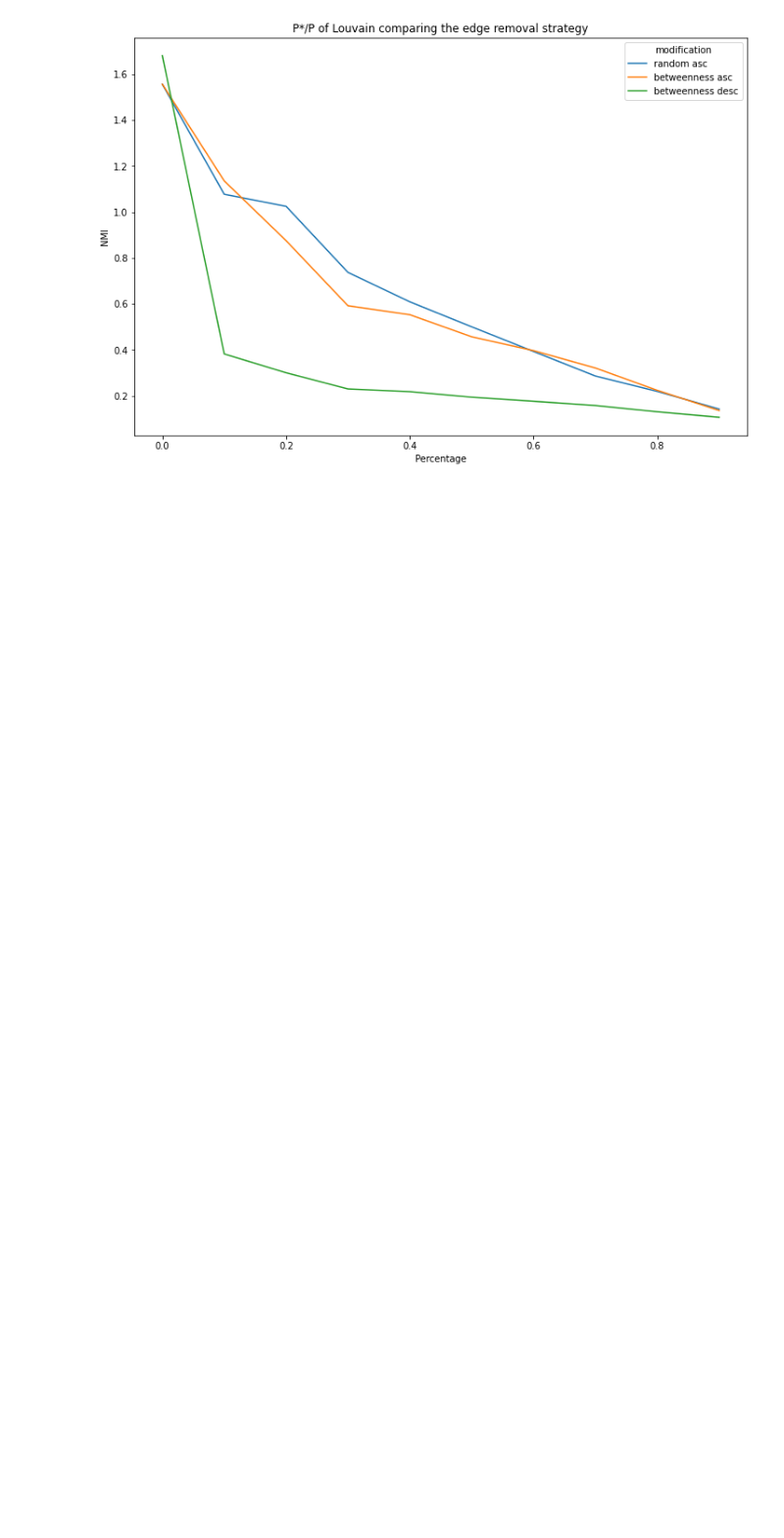
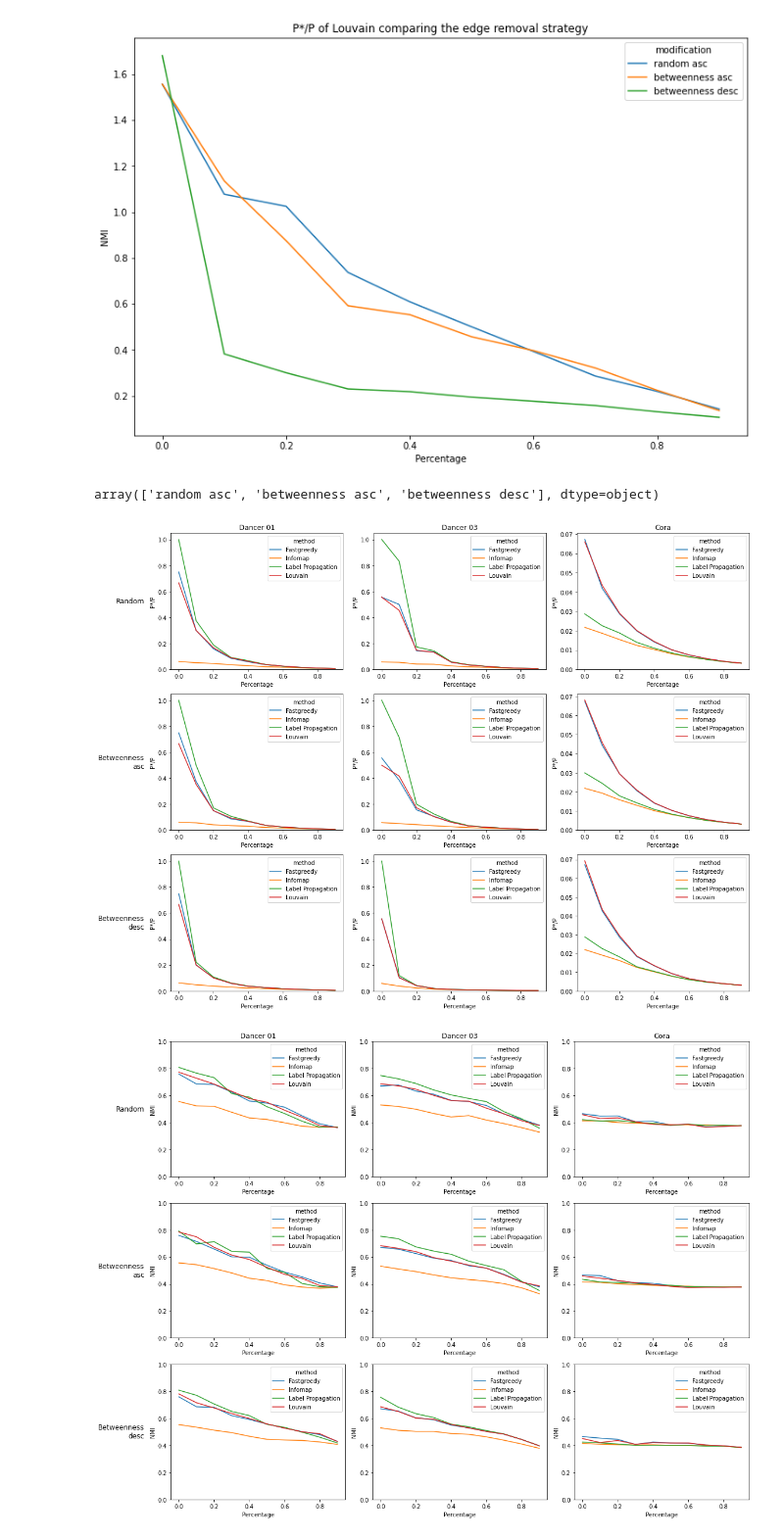
Before and after one commit to pablo8421/uncertain_graphs, a Jupyter notebook: 03_results_generation.ipynb, the cells around one changed output. Shown at 98% size. Cells and saved outputs as stored; diff of their text form; code cells hidden in the pictures; blank space fills up the shorter version.

```diff
--- a/03_results_generation.ipynb
+++ b/03_results_generation.ipynb
@@ -125,3 +130,64 @@ ax.set_title('P*/P of Louvain comparing the edge removal strategy')
 plt.show()
 # %% [output]
 [figure]
+# %%
+results['modification'].unique()
+# %% [output]
+array(['random asc', 'betweenness asc', 'betweenness desc'], dtype=object)
+# %%
+# This for cycle is for saving images
+results_folder = 'combined_results/'
+
+space = 0.2
+
+for metric in ['P*/P', 'NMI']:
+    fig, ax = plt.subplots(ncols=3, nrows=3,figsize=(16,12))
+    #plt.subplots_adjust(wspace=space, hspace=space)
+    j = 0
+    for modification in results['modification'].unique():
+        i = 0
+        for dataset in ['Dancer 01', 'Dancer 03', 'Cora']:
+            c_ax = ax[j][i]
+
+            if j == 0:
+                c_ax.set_title(dataset)
+
+            if i == 0:
+                if modification == 'betweenness asc':
+                    y_label = 'Betweenness\nasc'
+                elif modification == 'betweenness desc':
+                    y_label = 'Betweenness\ndesc'
+                else:
+                    y_label = 'Random'
+
+
+                c_ax.annotate(y_label, xy=(0, 0.5), xytext=(-c_ax.yaxis.labelpad - 5, 0),
+                xycoords=c_ax.yaxis.label, textcoords='offset points',
+                size='large', ha='right', va='center')
+
+
+            data = results[(results['metric'] == metric) &
+                           (results['modification'] == modification) &
+                           (results['dataset'] == dataset)]
+            sns.lineplot(data=data, x='percentage', y='value', hue='method',ax=c_ax)
+
+            c_ax.set_ylabel(metric)
+            c_ax.set_xlabel('Percentage')
+
+            if metric == 'NMI':
+                c_ax.set_ybound(upper=1, lower=0)
+            else:
+                c_ax.set_ybound(lower=0)
+
+            i += 1
+        j += 1
+
+    fig.tight_layout()
+
+    filename = metric+'.png'
+    filename = filename.replace(' ','_').replace('*/','t-').lower()
+
+    plt.savefig(results_folder+filename)
+# %% [output]
+[figure, added]
+[figure, added]
```
Also changed, not shown: parts of 2 cells of this notebook, 42 other files.
